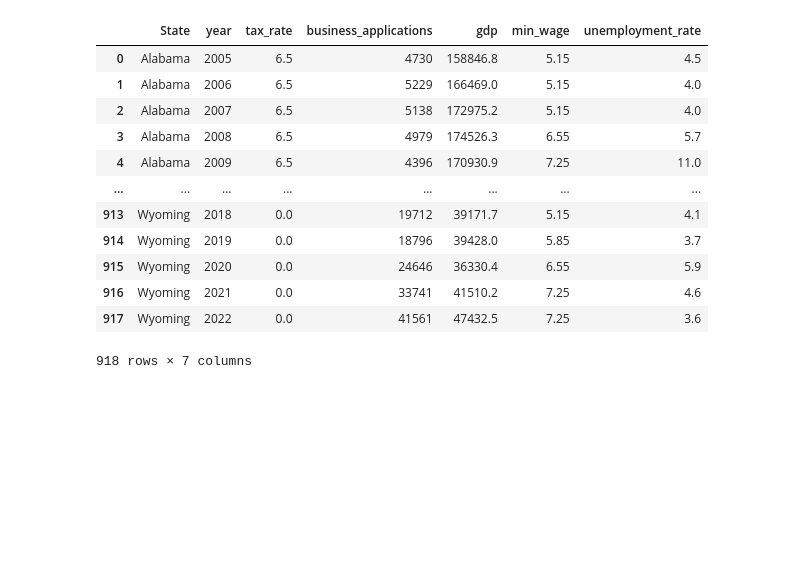
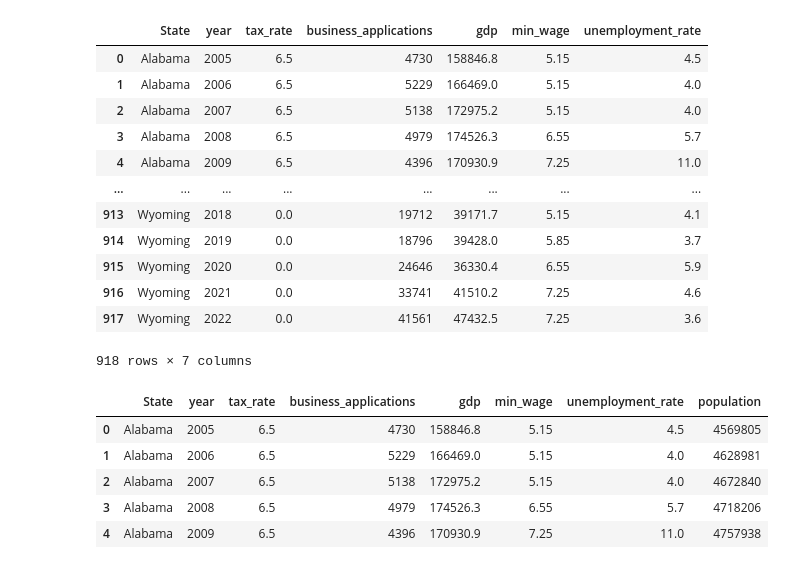
Before and after one commit to anoushkaberry15/data-analytics-project, a Jupyter notebook: AB_testing.ipynb, the cells around one changed output. Saved outputs shown, nothing was run; the diff lists cells and outputs as text; code cells hidden in the pictures; blank space fills up the shorter version.

```diff
--- a/AB_testing.ipynb
+++ b/AB_testing.ipynb
@@ -649,3 +633,17 @@ df_single
 | 916 | Wyoming | 2021 | 0.0 | 33741 | 41510.2 | 7.25 | 4.6 |
 | 917 | Wyoming | 2022 | 0.0 | 41561 | 47432.5 | 7.25 | 3.6 |
 918 rows × 7 columns
+# %%
+df_pp = df_pop.melt(id_vars=['State'])
+df_pp = df_pp.rename(columns={"variable":"year", 'value':'population'})
+df_pp = df_pp.sort_values(by=['State','year'])
+df_pp = df_pp.reset_index(drop=True)
+df_single['population'] = df_pp['population']
+df_single.head()
+# %% [output]
+|  | State | year | tax_rate | business_applications | gdp | min_wage | unemployment_rate | population |
+| 0 | Alabama | 2005 | 6.5 | 4730 | 158846.8 | 5.15 | 4.5 | 4569805 |
+| 1 | Alabama | 2006 | 6.5 | 5229 | 166469.0 | 5.15 | 4.0 | 4628981 |
+| 2 | Alabama | 2007 | 6.5 | 5138 | 172975.2 | 5.15 | 4.0 | 4672840 |
+| 3 | Alabama | 2008 | 6.5 | 4979 | 174526.3 | 6.55 | 5.7 | 4718206 |
+| 4 | Alabama | 2009 | 6.5 | 4396 | 170930.9 | 7.25 | 11.0 | 4757938 |
```
Also changed, not shown: parts of 3 cells of this notebook, 4 other files.
